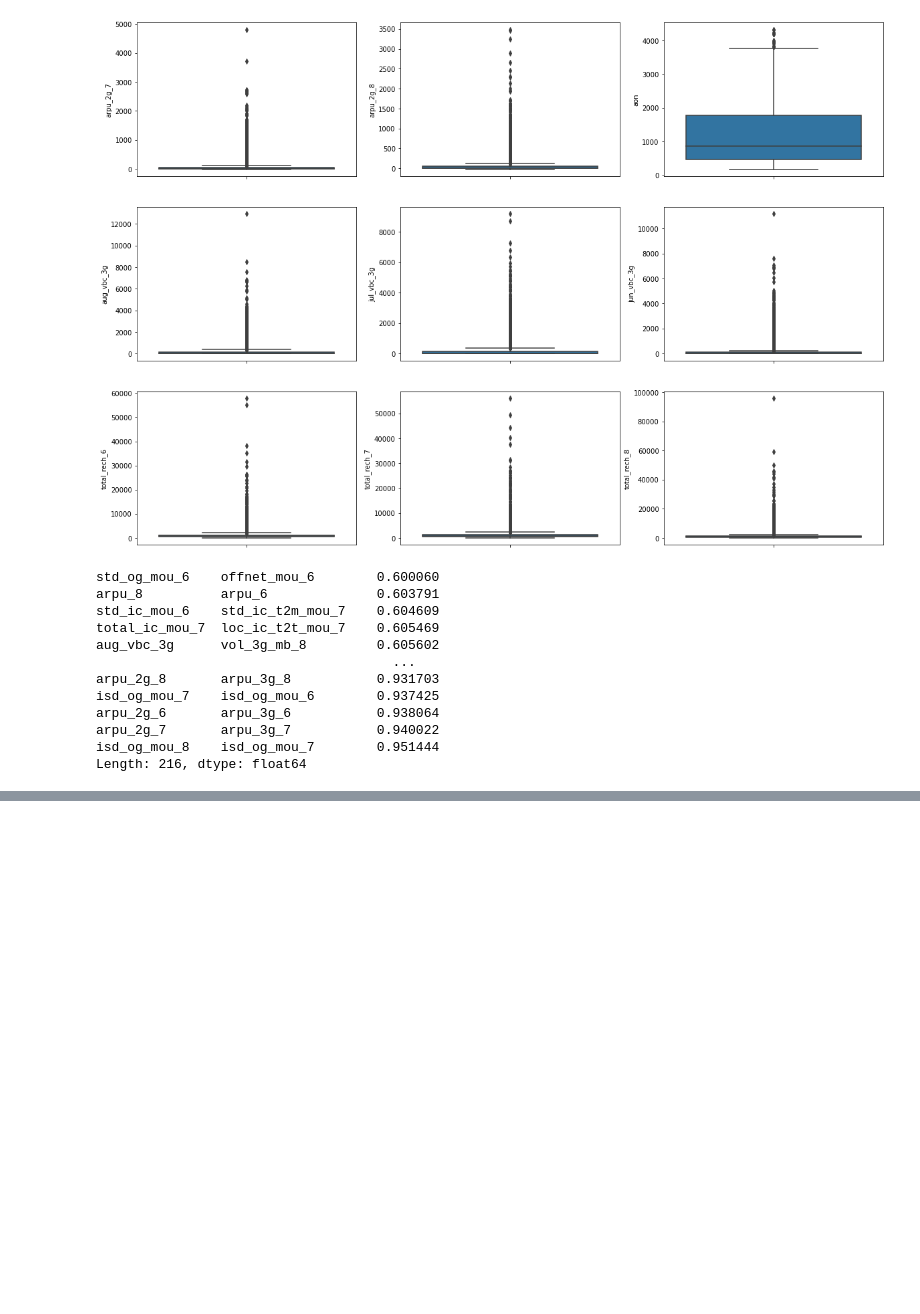
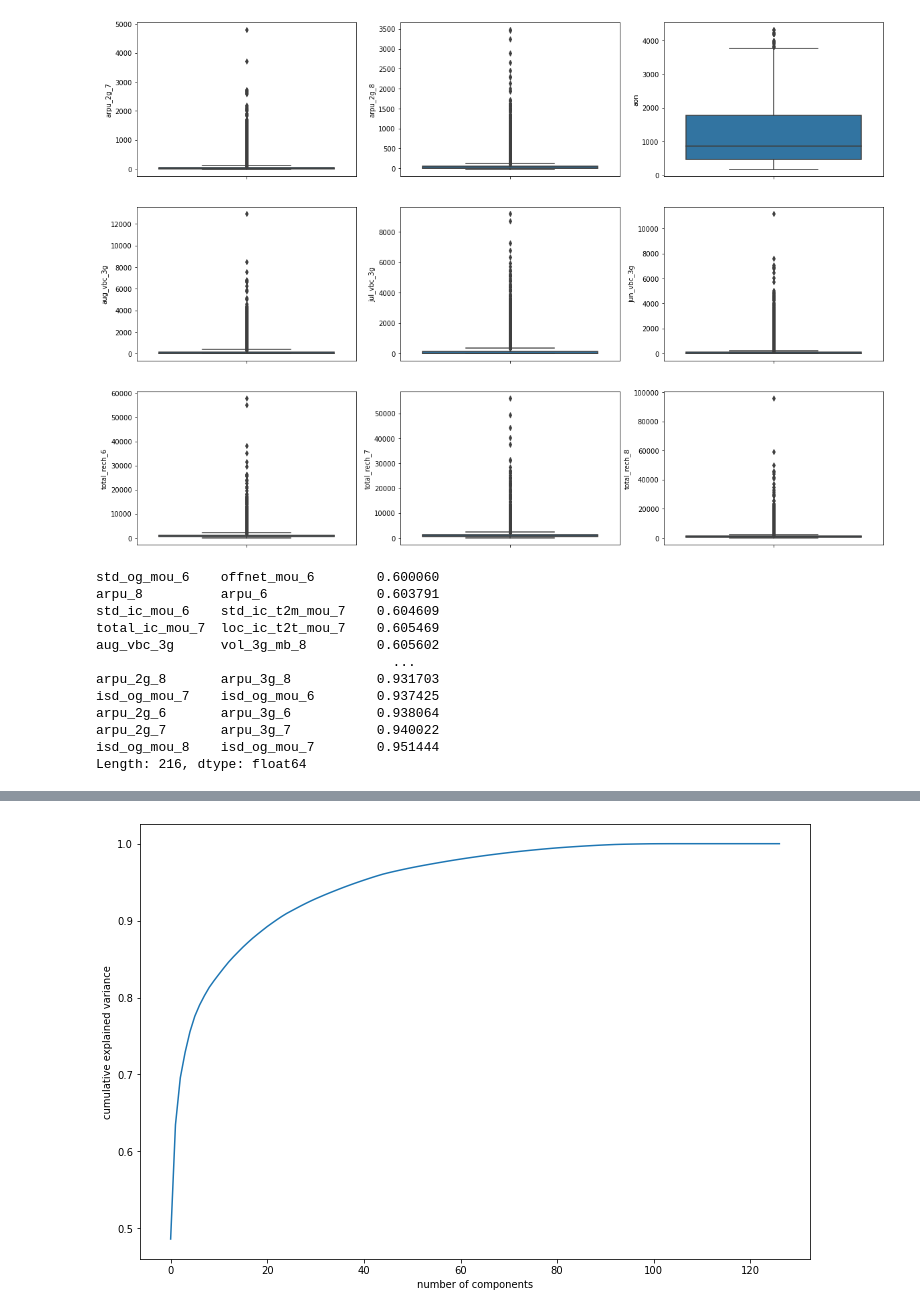
Before and after one commit to mail2uttamsarkar/TelecomChurnCaseStudyAssignment, a Jupyter notebook: TelecomChurn.ipynb, the cells around one changed output, grey strips where cells are left out. Saved outputs shown, nothing was run; the diff lists cells and outputs as text; code cells hidden in the pictures; blank space fills up the shorter version.

```diff
--- a/TelecomChurn.ipynb
+++ b/TelecomChurn.ipynb
@@ -750,0 +651,3 @@ pcs_df.head(20)
+# %%
+y = df_churn['churn_probability']
+X = df_churn.drop('churn_probability', axis=1)
@@ -750,0 +660,3 @@ pcs_df.head(20)
+# %%
+sm = SMOTE(random_state=42)
+X, y = sm.fit_resample(X, y)
@@ -750,0 +668,2 @@ pcs_df.head(20)
+# %%
+X_train, X_test, y_train, y_test = train_test_split(X, y, train_size=0.7, test_size=0.3, random_state=42)
@@ -750,0 +692,3 @@ pcs_df.head(20)
+# %%
+pca = PCA(random_state=42)
+pca.fit(X_train)
@@ -750,0 +733,10 @@ pcs_df.head(20)
+# %%
+#Making the scree plot
+%matplotlib inline
+fig = plt.figure(figsize = (12,8))
+plt.plot(np.cumsum(pca.explained_variance_ratio_))
+plt.xlabel('number of components')
+plt.ylabel('cumulative explained variance')
+plt.show()
+# %% [output]
+[figure, added]
```
Also changed, not shown: parts of 56 cells of this notebook.
